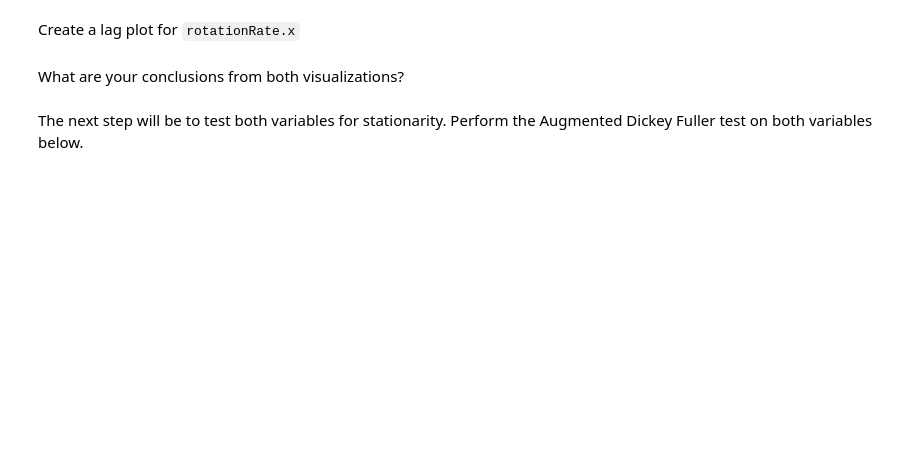
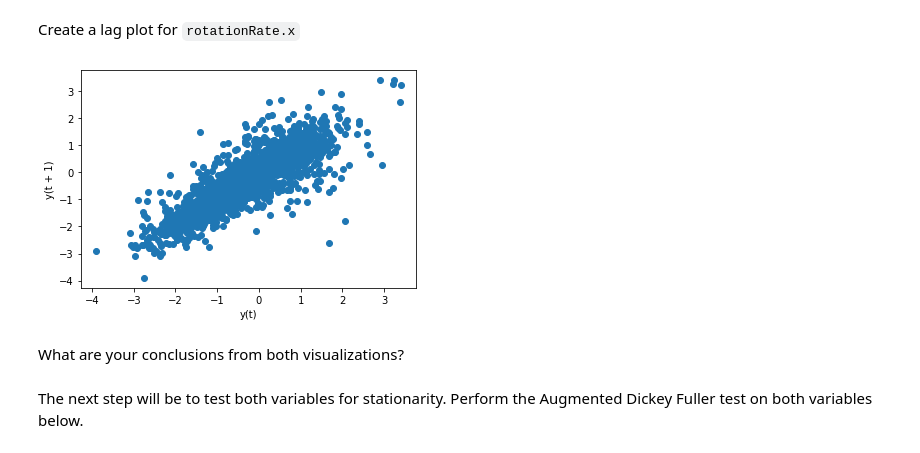
Before and after one commit to jmolendijk/dataV2-labs, a Jupyter notebook: module-2/Time-Series/your-code/main.ipynb, the cells around one changed output. Saved outputs shown, nothing was run; the diff lists cells and outputs as text; code cells hidden in the pictures; blank space fills up the shorter version.

```diff
--- a/module-2/Time-Series/your-code/main.ipynb
+++ b/module-2/Time-Series/your-code/main.ipynb
@@ -110,5 +126,11 @@ To model our data, we should look at a few assumptions. First, let's plot the `l
 Create a lag plot for `rotationRate.x`
 # %%
 # Your code here:
+
+rotation = sensor[['rotationRate.x']]
+
+lag_plot(rotation);
+# %% [output]
+[figure, added]
 # %% [markdown]
 What are your conclusions from both visualizations?
```
Also changed, not shown: parts of 15 cells of this notebook, 1 other file.
